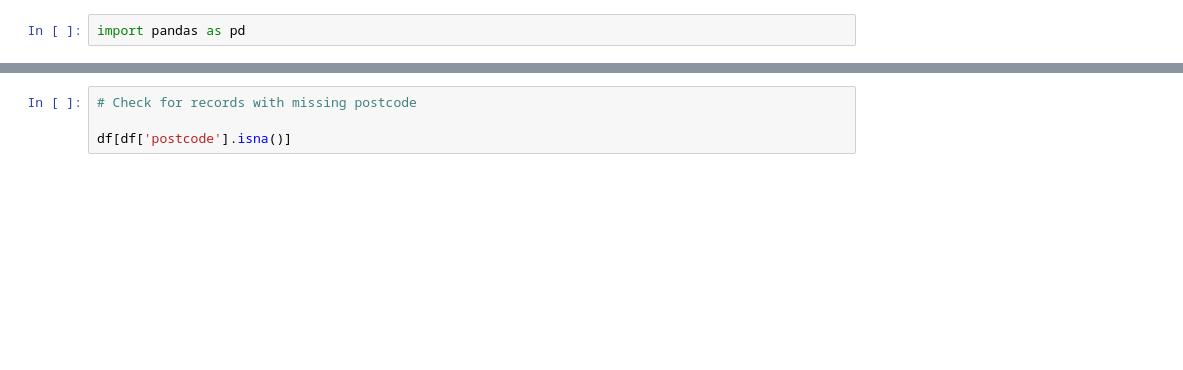
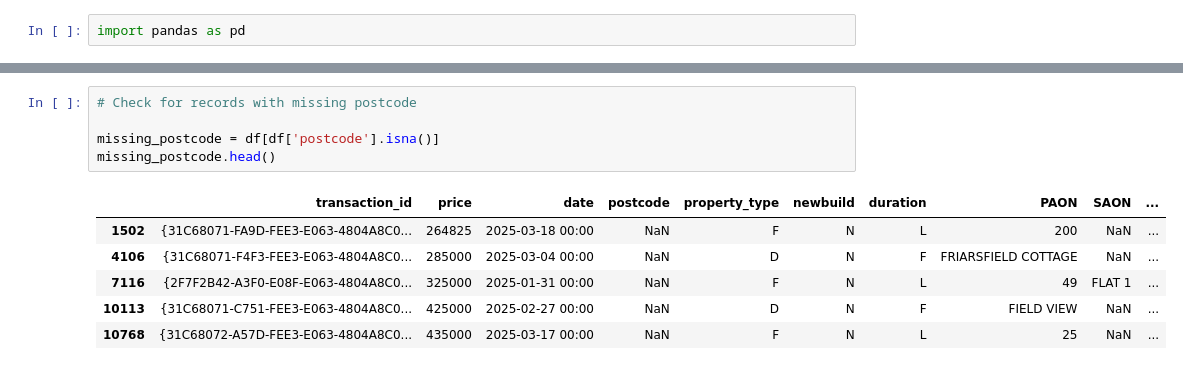
Before and after one commit to Sammz/DF_capstone, a Jupyter notebook: notebooks/exploratory_analysis.ipynb, the cells around one changed output, grey strips where cells are left out. Drawn from its saved outputs; the diff is of its cells as text; blank space fills up the shorter version.

```diff
--- a/notebooks/exploratory_analysis.ipynb
+++ b/notebooks/exploratory_analysis.ipynb
@@ -15,7 +40,15 @@ df.isna().sum()
 # %%
 # Check for records with missing postcode
 
-df[df['postcode'].isna()]
+missing_postcode = df[df['postcode'].isna()]
+missing_postcode.head()
+# %% [output]
+|  | transaction_id | price | date | postcode | property_type | newbuild | duration | PAON | SAON | ... |
+| 1502 | {31C68071-FA9D-FEE3-E063-4804A8C0... | 264825 | 2025-03-18 00:00 | NaN | F | N | L | 200 | NaN | ... |
+| 4106 | {31C68071-F4F3-FEE3-E063-4804A8C0... | 285000 | 2025-03-04 00:00 | NaN | D | N | F | FRIARSFIELD COTTAGE | NaN | ... |
+| 7116 | {2F7F2B42-A3F0-E08F-E063-4804A8C0... | 325000 | 2025-01-31 00:00 | NaN | F | N | L | 49 | FLAT 1 | ... |
+| 10113 | {31C68071-C751-FEE3-E063-4804A8C0... | 425000 | 2025-02-27 00:00 | NaN | D | N | F | FIELD VIEW | NaN | ... |
+| 10768 | {31C68072-A57D-FEE3-E063-4804A8C0... | 435000 | 2025-03-17 00:00 | NaN | F | N | L | 25 | NaN | ... |
 # %%
 # Check for missing postcode and missing street
 
```
Also changed, not shown: parts of 5 cells of this notebook.
